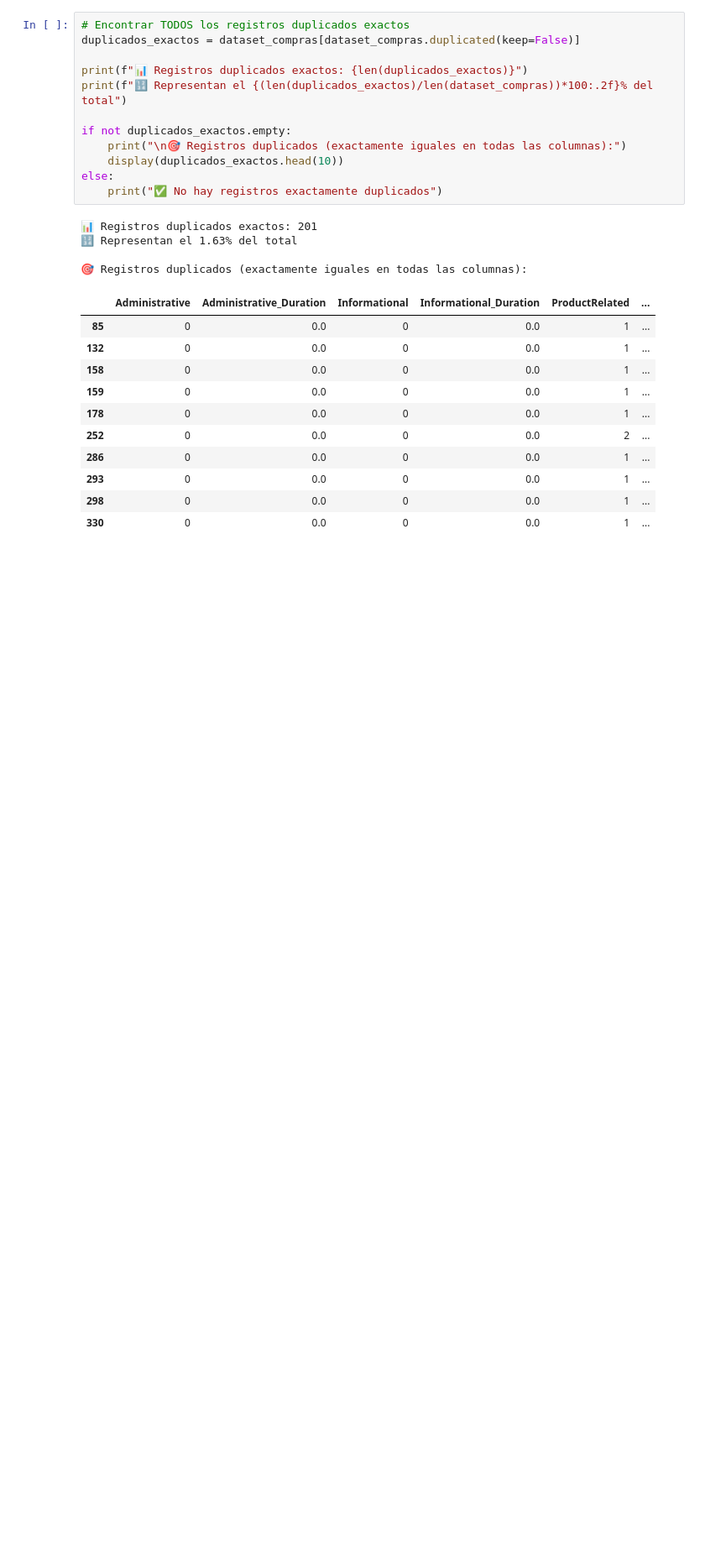
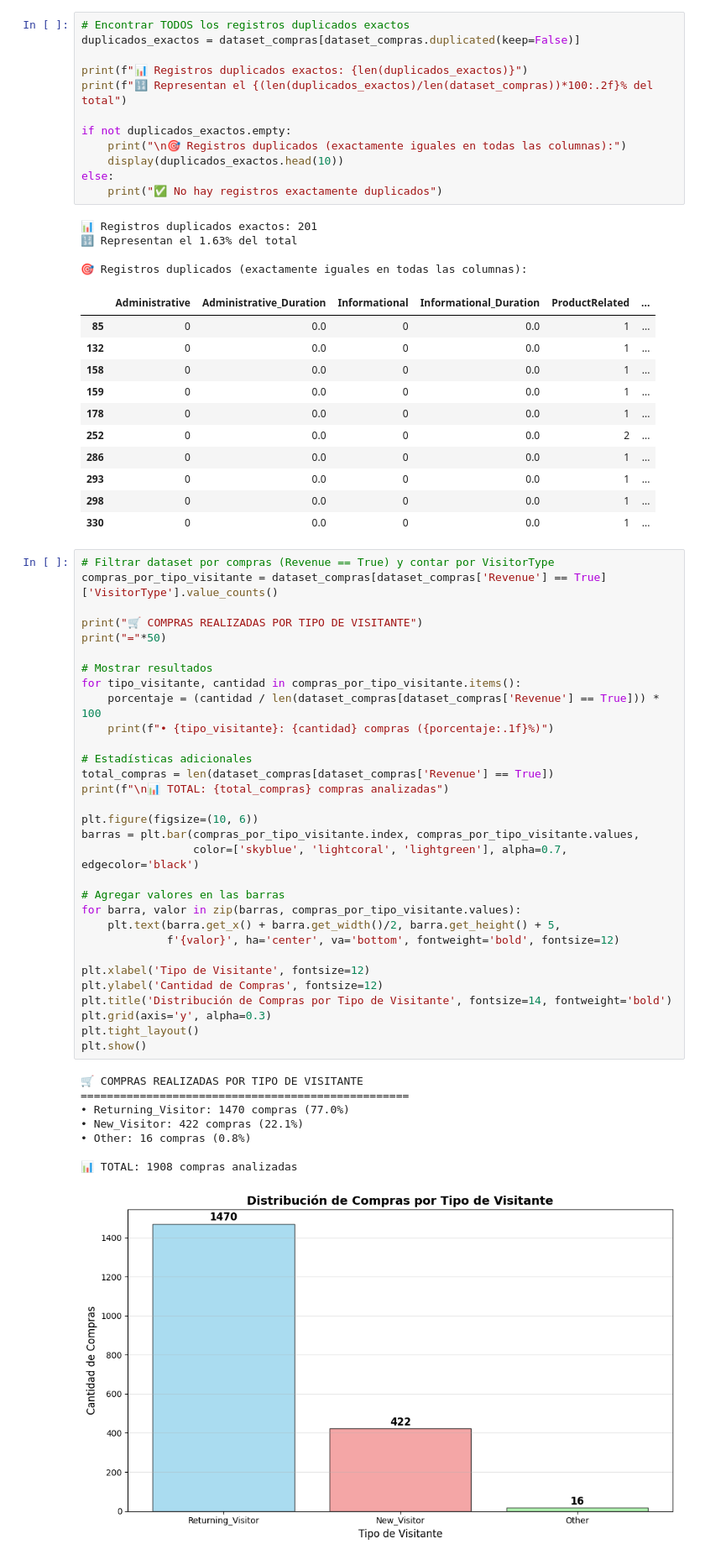
Before and after one commit to Simon22-lab/TPE-Abraham-Cisilino-2025, a Jupyter notebook: tp.ipynb, the cells around one changed output. Shown: that part at 84% size. Cells and saved outputs as stored; diff of their text form; blank space fills up the shorter version.

```diff
--- a/tp.ipynb
+++ b/tp.ipynb
@@ -473,3 +473,43 @@ else:
 | 293 | 0 | 0.0 | 0 | 0.0 | 1 | ... |
 | 298 | 0 | 0.0 | 0 | 0.0 | 1 | ... |
 | 330 | 0 | 0.0 | 0 | 0.0 | 1 | ... |
+# %%
+# Filtrar dataset por compras (Revenue == True) y contar por VisitorType
+compras_por_tipo_visitante = dataset_compras[dataset_compras['Revenue'] == True]['VisitorType'].value_counts()
+
+print("🛒 COMPRAS REALIZADAS POR TIPO DE VISITANTE")
+print("="*50)
+
+# Mostrar resultados
+for tipo_visitante, cantidad in compras_por_tipo_visitante.items():
+    porcentaje = (cantidad / len(dataset_compras[dataset_compras['Revenue'] == True])) * 100
+    print(f"• {tipo_visitante}: {cantidad} compras ({porcentaje:.1f}%)")
+
+# Estadísticas adicionales
+total_compras = len(dataset_compras[dataset_compras['Revenue'] == True])
+print(f"\n📊 TOTAL: {total_compras} compras analizadas")
+
+plt.figure(figsize=(10, 6))
+barras = plt.bar(compras_por_tipo_visitante.index, compras_por_tipo_visitante.values,
+                 color=['skyblue', 'lightcoral', 'lightgreen'], alpha=0.7, edgecolor='black')
+
+# Agregar valores en las barras
+for barra, valor in zip(barras, compras_por_tipo_visitante.values):
+    plt.text(barra.get_x() + barra.get_width()/2, barra.get_height() + 5,
+             f'{valor}', ha='center', va='bottom', fontweight='bold', fontsize=12)
+
+plt.xlabel('Tipo de Visitante', fontsize=12)
+plt.ylabel('Cantidad de Compras', fontsize=12)
+plt.title('Distribución de Compras por Tipo de Visitante', fontsize=14, fontweight='bold')
+plt.grid(axis='y', alpha=0.3)
+plt.tight_layout()
+plt.show()
+# %% [output]
+🛒 COMPRAS REALIZADAS POR TIPO DE VISITANTE
+==================================================
+• Returning_Visitor: 1470 compras (77.0%)
+• New_Visitor: 422 compras (22.1%)
+• Other: 16 compras (0.8%)
+
+📊 TOTAL: 1908 compras analizadas
+[figure, added]
```
Also changed, not shown: parts of 1 cell of this notebook, 2 other files.
